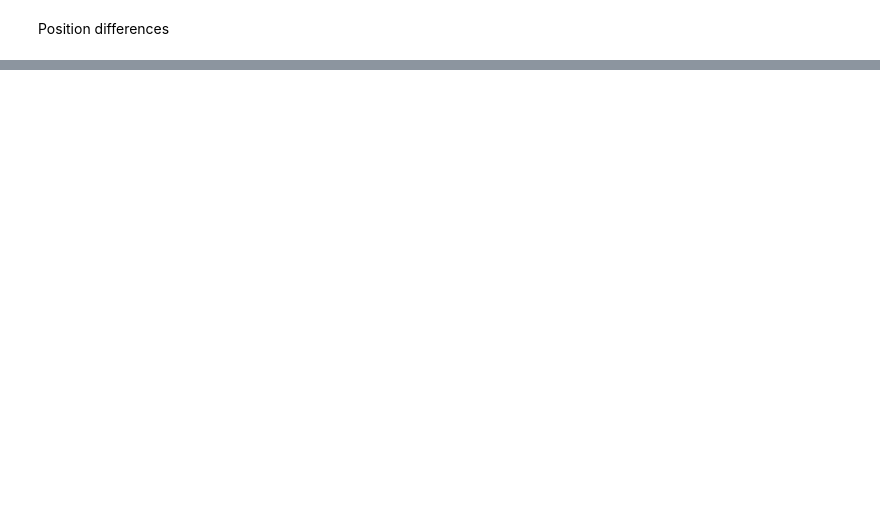
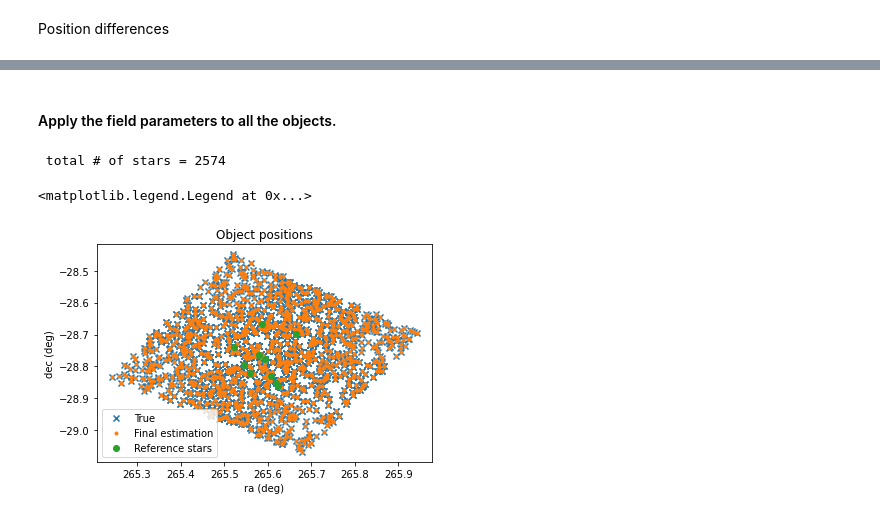
Before and after one commit to kawatadaisuke/JASMINE-analysis-testing, a Jupyter notebook: case7_challenge_00_pix2wcs.ipynb, the cells around one changed output, grey strips where cells are left out. Cells and saved outputs as stored; diff of their text form; code cells hidden in the pictures; blank space fills up the shorter version.

```diff
--- a/case7_challenge_00_pix2wcs.ipynb
+++ b/case7_challenge_00_pix2wcs.ipynb
@@ -856,0 +861,19 @@ Text(0, 0.5, 'dDEC (arcsec)')
+# %% [markdown]
+#### Apply the field parameters to all the objects.
+# %%
+print(' total # of stars =', len(observed_xy))
+radec_allobjs = radec_calculator_ab(observed_xy, fit_field_params, \
+                                    scale[0], a_matrix, b_matrix)
+
+plt.scatter(observed_xy['ra'], observed_xy['dec'], marker='x', label='True')
+plt.scatter(radec_allobjs['ra_est'], radec_allobjs['dec_est'], marker='.', label='Final estimation')
+plt.scatter(radec_refstars['ra'], radec_refstars['dec'], marker='o', \
+            label='Reference stars')
+plt.xlabel('ra (deg)')
+plt.ylabel('dec (deg)')
+plt.title('Object positions')
+plt.legend()
+# %% [output]
+ total # of stars = 2574
+<matplotlib.legend.Legend at 0x...>
+[figure, added]
```
Also changed, not shown: parts of 27 cells of this notebook.
